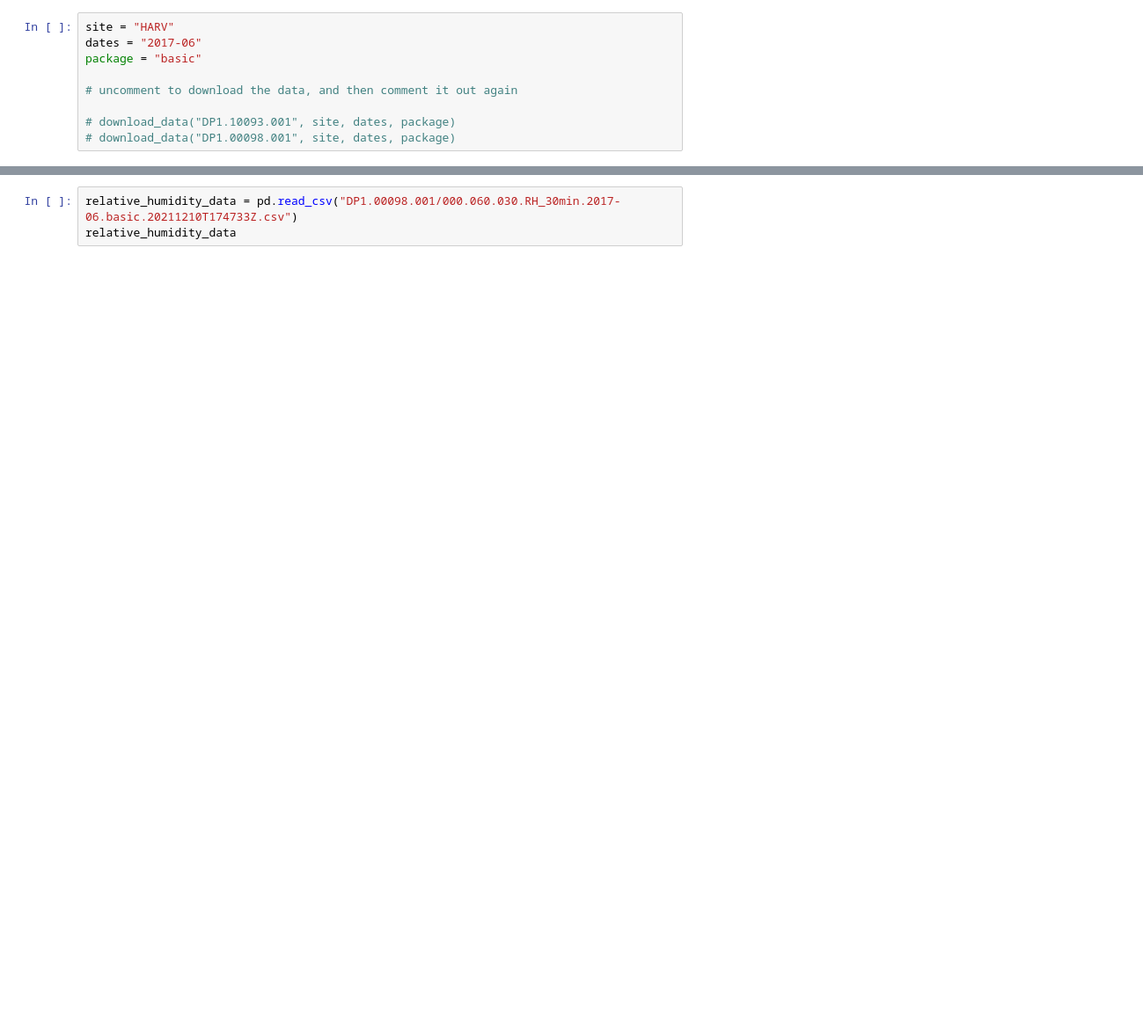
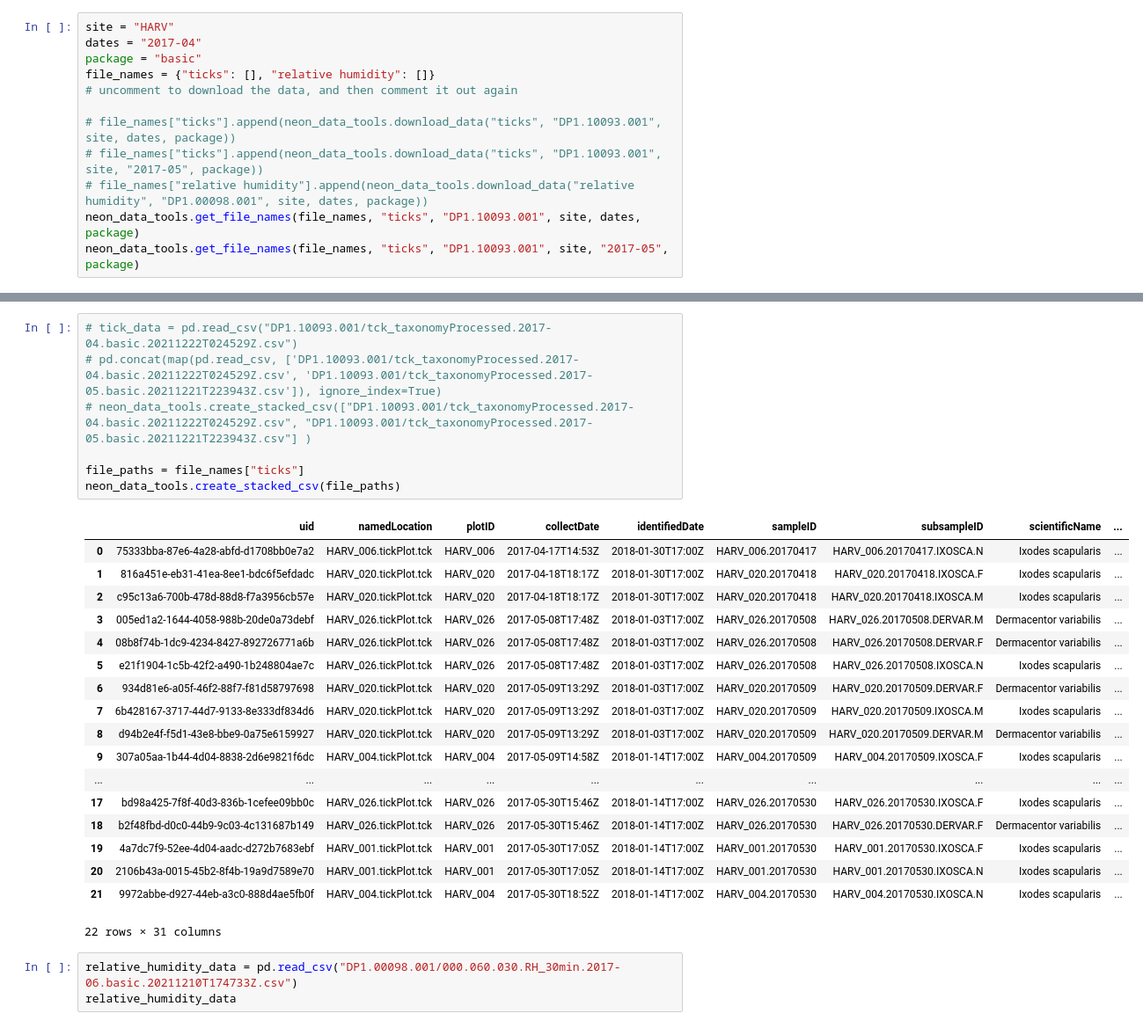
Before and after one commit to olincollege/tick-weather-analyzer, a Jupyter notebook: computational-essay.ipynb, the cells around one changed output, grey strips where cells are left out. Shown: that part at 88% size. Drawn from its saved outputs; the diff is of its cells as text; blank space fills up the shorter version.

Commit message:
Add ability to stack dataframes concerning the same dataset.

```diff
--- a/computational-essay.ipynb
+++ b/computational-essay.ipynb
@@ -7,10 +7,13 @@ import numpy as np
 %matplotlib inline
 # %%
 site = "HARV"
-dates = "2017-06"
+dates = "2017-04"
 package = "basic"
-
+file_names = {"ticks": [], "relative humidity": []}
 # uncomment to download the data, and then comment it out again
 
-# download_data("DP1.10093.001", site, dates, package)
-# download_data("DP1.00098.001", site, dates, package)
+# file_names["ticks"].append(neon_data_tools.download_data("ticks", "DP1.10093.001", site, dates, package))
+# file_names["ticks"].append(neon_data_tools.download_data("ticks", "DP1.10093.001", site, "2017-05", package))
+# file_names["relative humidity"].append(neon_data_tools.download_data("relative humidity", "DP1.00098.001", site, dates, package))
+neon_data_tools.get_file_names(file_names, "ticks", "DP1.10093.001", site, dates, package)
+neon_data_tools.get_file_names(file_names, "ticks", "DP1.10093.001", site, "2017-05", package)
@@ -36,3 +24,29 @@ tick_data
+# %%
+# tick_data = pd.read_csv("DP1.10093.001/tck_taxonomyProcessed.2017-04.basic.20211222T024529Z.csv")
+# pd.concat(map(pd.read_csv, ['DP1.10093.001/tck_taxonomyProcessed.2017-04.basic.20211222T024529Z.csv', 'DP1.10093.001/tck_taxonomyProcessed.2017-05.basic.20211221T223943Z.csv']), ignore_index=True)
+# neon_data_tools.create_stacked_csv(["DP1.10093.001/tck_taxonomyProcessed.2017-04.basic.20211222T024529Z.csv", "DP1.10093.001/tck_taxonomyProcessed.2017-05.basic.20211221T223943Z.csv"] )
+
+file_paths = file_names["ticks"]
+neon_data_tools.create_stacked_csv(file_paths)
+# %% [output]
+|  | uid | namedLocation | plotID | collectDate | identifiedDate | sampleID | subsampleID | scientificName | ... |
+| 0 | 75333bba-87e6-4a28-abfd-d1708bb0e7a2 | HARV_006.tickPlot.tck | HARV_006 | 2017-04-17T14:53Z | 2018-01-30T17:00Z | HARV_006.20170417 | HARV_006.20170417.IXOSCA.N | Ixodes scapularis | ... |
+| 1 | 816a451e-eb31-41ea-8ee1-bdc6f5efdadc | HARV_020.tickPlot.tck | HARV_020 | 2017-04-18T18:17Z | 2018-01-30T17:00Z | HARV_020.20170418 | HARV_020.20170418.IXOSCA.F | Ixodes scapularis | ... |
+| 2 | c95c13a6-700b-478d-88d8-f7a3956cb57e | HARV_020.tickPlot.tck | HARV_020 | 2017-04-18T18:17Z | 2018-01-30T17:00Z | HARV_020.20170418 | HARV_020.20170418.IXOSCA.M | Ixodes scapularis | ... |
+| 3 | 005ed1a2-1644-4058-988b-20de0a73debf | HARV_026.tickPlot.tck | HARV_026 | 2017-05-08T17:48Z | 2018-01-03T17:00Z | HARV_026.20170508 | HARV_026.20170508.DERVAR.M | Dermacentor variabilis | ... |
+| 4 | 08b8f74b-1dc9-4234-8427-892726771a6b | HARV_026.tickPlot.tck | HARV_026 | 2017-05-08T17:48Z | 2018-01-03T17:00Z | HARV_026.20170508 | HARV_026.20170508.DERVAR.F | Dermacentor variabilis | ... |
+| 5 | e21f1904-1c5b-42f2-a490-1b248804ae7c | HARV_026.tickPlot.tck | HARV_026 | 2017-05-08T17:48Z | 2018-01-03T17:00Z | HARV_026.20170508 | HARV_026.20170508.IXOSCA.N | Ixodes scapularis | ... |
+| 6 | 934d81e6-a05f-46f2-88f7-f81d58797698 | HARV_020.tickPlot.tck | HARV_020 | 2017-05-09T13:29Z | 2018-01-03T17:00Z | HARV_020.20170509 | HARV_020.20170509.DERVAR.F | Dermacentor variabilis | ... |
+| 7 | 6b428167-3717-44d7-9133-8e333df834d6 | HARV_020.tickPlot.tck | HARV_020 | 2017-05-09T13:29Z | 2018-01-03T17:00Z | HARV_020.20170509 | HARV_020.20170509.IXOSCA.M | Ixodes scapularis | ... |
+| 8 | d94b2e4f-f5d1-43e8-bbe9-0a75e6159927 | HARV_020.tickPlot.tck | HARV_020 | 2017-05-09T13:29Z | 2018-01-03T17:00Z | HARV_020.20170509 | HARV_020.20170509.DERVAR.M | Dermacentor variabilis | ... |
+| 9 | 307a05aa-1b44-4d04-8838-2d6e9821f6dc | HARV_004.tickPlot.tck | HARV_004 | 2017-05-09T14:58Z | 2018-01-14T17:00Z | HARV_004.20170509 | HARV_004.20170509.IXOSCA.F | Ixodes scapularis | ... |
+| ... | ... | ... | ... | ... | ... | ... | ... | ... | ... |
+| 17 | bd98a425-7f8f-40d3-836b-1cefee09bb0c | HARV_026.tickPlot.tck | HARV_026 | 2017-05-30T15:46Z | 2018-01-14T17:00Z | HARV_026.20170530 | HARV_026.20170530.IXOSCA.F | Ixodes scapularis | ... |
+| 18 | b2f48fbd-d0c0-44b9-9c03-4c131687b149 | HARV_026.tickPlot.tck | HARV_026 | 2017-05-30T15:46Z | 2018-01-14T17:00Z | HARV_026.20170530 | HARV_026.20170530.DERVAR.F | Dermacentor variabilis | ... |
+| 19 | 4a7dc7f9-52ee-4d04-aadc-d272b7683ebf | HARV_001.tickPlot.tck | HARV_001 | 2017-05-30T17:05Z | 2018-01-14T17:00Z | HARV_001.20170530 | HARV_001.20170530.IXOSCA.F | Ixodes scapularis | ... |
+| 20 | 2106b43a-0015-45b2-8f4b-19a9d7589e70 | HARV_001.tickPlot.tck | HARV_001 | 2017-05-30T17:05Z | 2018-01-14T17:00Z | HARV_001.20170530 | HARV_001.20170530.IXOSCA.N | Ixodes scapularis | ... |
+| 21 | 9972abbe-d927-44eb-a3c0-888d4ae5fb0f | HARV_004.tickPlot.tck | HARV_004 | 2017-05-30T18:52Z | 2018-01-14T17:00Z | HARV_004.20170530 | HARV_004.20170530.IXOSCA.N | Ixodes scapularis | ... |
+22 rows × 31 columns
 # %%
 relative_humidity_data = pd.read_csv("DP1.00098.001/000.060.030.RH_30min.2017-06.basic.20211210T174733Z.csv")
 relative_humidity_data
```
Also changed, not shown: parts of 3 cells of this notebook, 1 other file.
